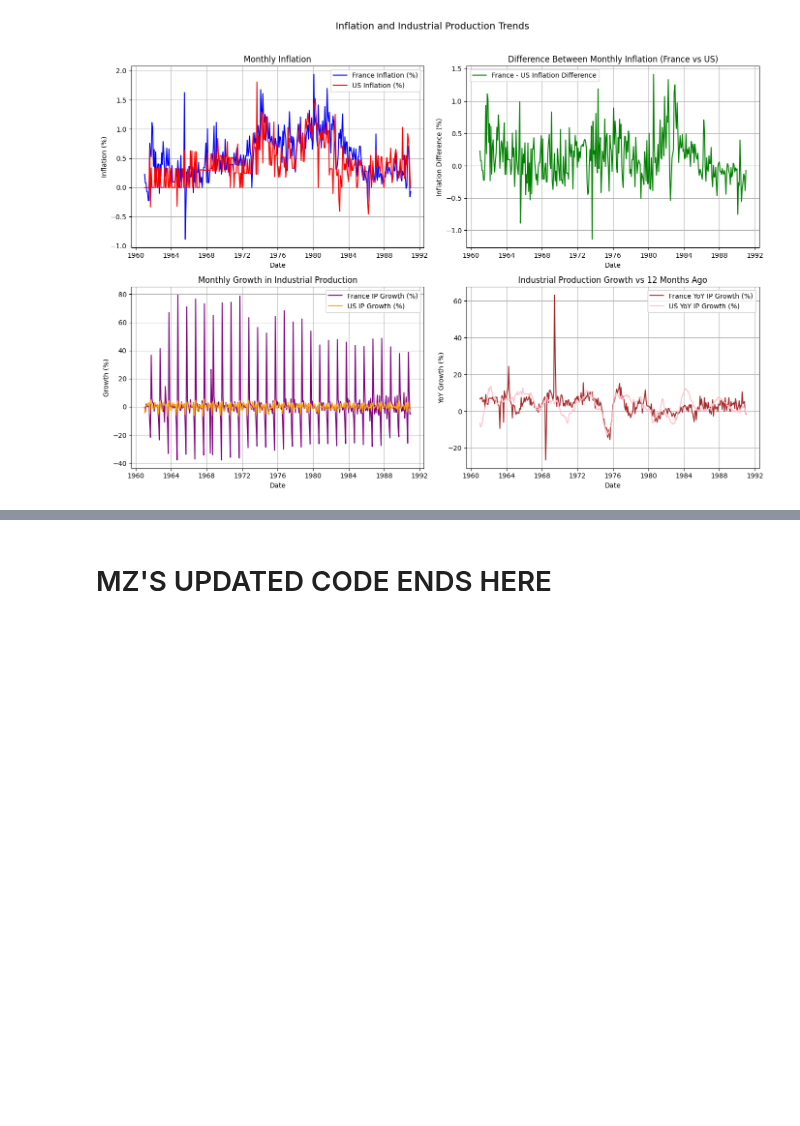
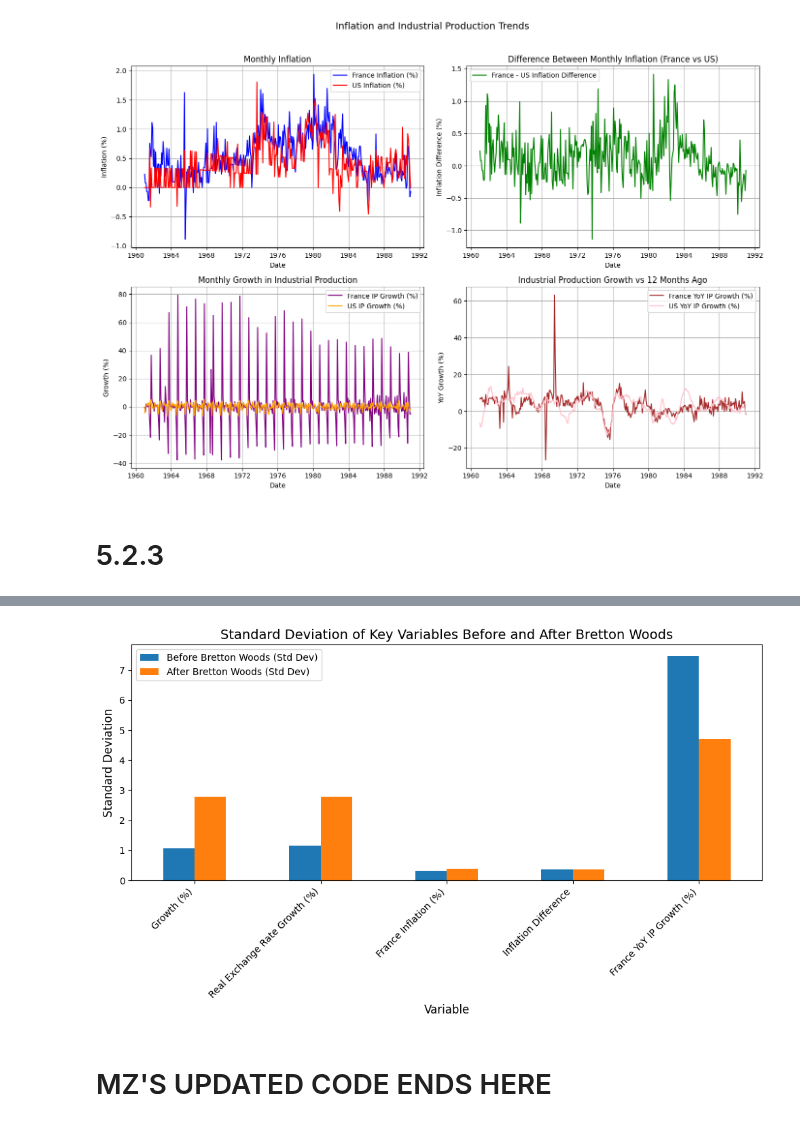
Before and after one commit to SparklyPlant/The-Grave-of-Ming, a Jupyter notebook: Code/NB1.ipynb, the cells around one changed output, grey strips where cells are left out. Drawn from its saved outputs; the diff is of its cells as text; code cells hidden in the pictures; blank space fills up the shorter version.

Commit message:
5.2.3 graph 1

```diff
--- a/Code/NB1.ipynb
+++ b/Code/NB1.ipynb
@@ -874,3 +874,74 @@ plt.tight_layout(rect=[0, 0, 1, 0.96])  # Adjust layout to fit the title
 plt.show()
 # %% [output]
 [figure]
+# %% [markdown]
+# 5.2.3
+# %%
+import pandas as pd
+import matplotlib.pyplot as plt
+
+# Load merged dataset
+file_path = "../Data/full_merged_dataset.csv"
+merged_df = pd.read_csv(file_path)
+
+# Convert Date column to datetime format
+merged_df["Date"] = pd.to_datetime(merged_df["Date"])
+
+# Create 'Inflation Difference' column by subtracting US inflation from France inflation
+merged_df['Inflation Difference'] = merged_df['France Inflation (%)'] - merged_df['US Inflation Rate (%)']
+
+# Filter the dataset for the two periods:
+# 1. Before Bretton Woods (up to 06/1971)
+before_bretton_woods_df = merged_df[merged_df["Date"] <= "1971-06-30"]
+
+# 2. After Bretton Woods (from 03/1973 onwards)
+after_bretton_woods_df = merged_df[merged_df["Date"] >= "1973-03-01"]
+
+# Calculate standard deviations for each variable
+variables = [
+    "Growth (%)", "Real Exchange Rate Growth (%)", "France Inflation (%)",
+    "Inflation Difference", "France YoY IP Growth (%)"
+]
+
+# Create a table for standard deviations and ratios
+std_devs_before = {}
+std_devs_after = {}
+std_devs_ratio = {}
+
+for var in variables:
+    # Calculate the standard deviation before Bretton Woods (exclude missing values)
+    std_devs_before[var] = before_bretton_woods_df[var].std()
+
+    # Calculate the standard deviation after Bretton Woods (exclude missing values)
+    std_devs_after[var] = after_bretton_woods_df[var].std()
+
+    # Calculate the ratio of standard deviation before/after
+    if std_devs_after[var] != 0:
+        std_devs_ratio[var] = std_devs_before[var] / std_devs_after[var]
+    else:
+        std_devs_ratio[var] = None  # Handle case where the after std dev is zero
+
+# Create a DataFrame for displaying results
+std_dev_df = pd.DataFrame({
+    "Before Bretton Woods (Std Dev)": std_devs_before,
+    "After Bretton Woods (Std Dev)": std_devs_after,
+    "Ratio (Before/After)": std_devs_ratio
+})
+
+# Print the table of standard deviations and ratios
+print(std_dev_df)
+
+# Plot the standard deviations before and after Bretton Woods
+fig, ax = plt.subplots(figsize=(10, 6))
+std_dev_df[["Before Bretton Woods (Std Dev)", "After Bretton Woods (Std Dev)"]].plot(kind="bar", ax=ax)
+
+# Adding chart details
+ax.set_title("Standard Deviation of Key Variables Before and After Bretton Woods", fontsize=14)
+ax.set_ylabel("Standard Deviation", fontsize=12)
+ax.set_xlabel("Variable", fontsize=12)
+plt.xticks(rotation=45, ha="right")
+plt.tight_layout()
+
+# Show plot
+plt.show()
+# %% [output]
@@ -877,3 +968,4 @@ plt.show()
+[figure, added]
 # %% [markdown]
 # MZ'S UPDATED CODE ENDS HERE
 # %%
```
Also changed, not shown: parts of 1 cell of this notebook.
